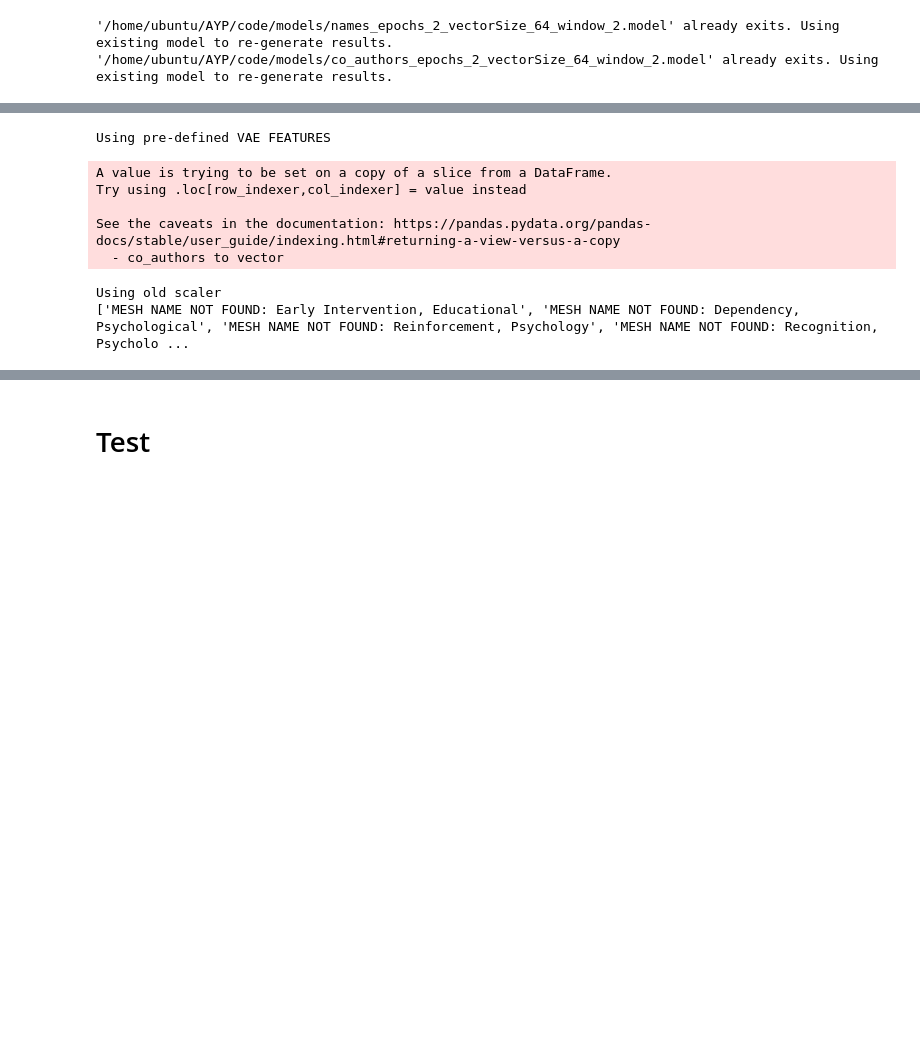
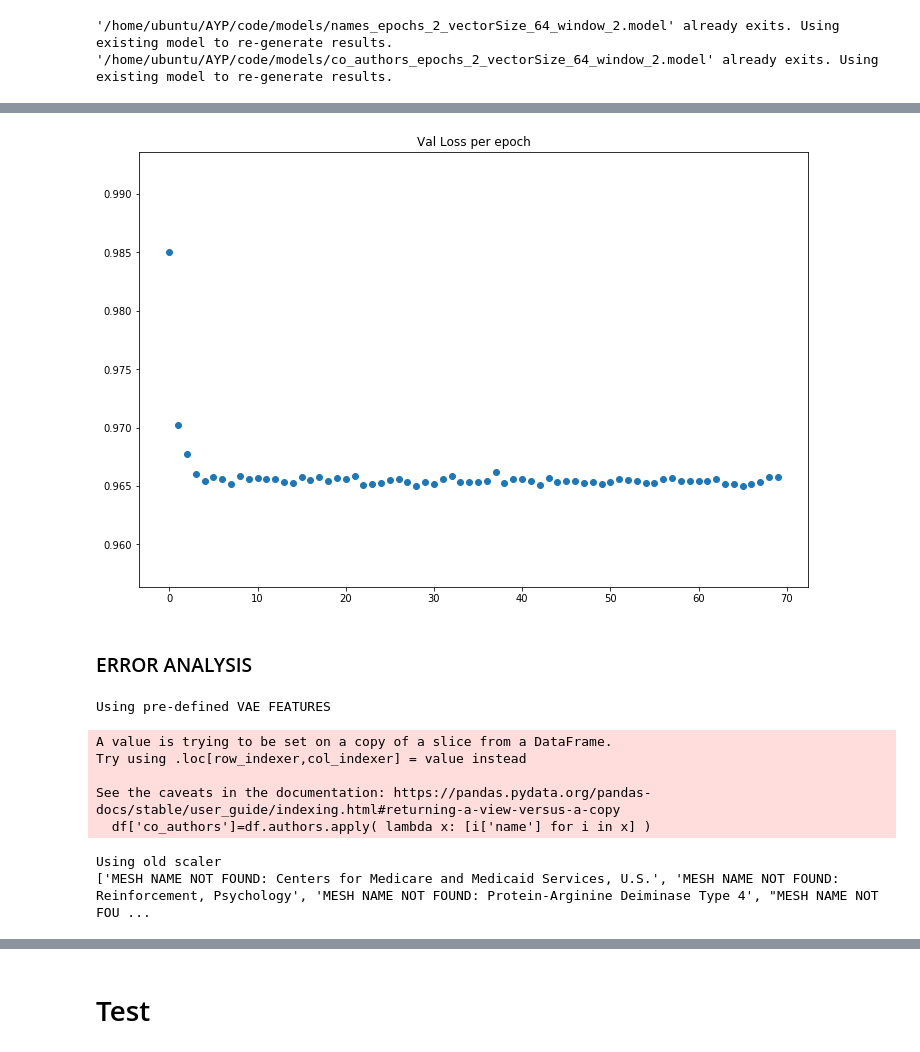
Before and after one commit to ShaulSolomon/academix-ydata-project-truncated, a Jupyter notebook: code/5_vae.ipynb, the cells around one changed output, grey strips where cells are left out. Cells and saved outputs as stored; diff of their text form; code cells hidden in the pictures; blank space fills up the shorter version.

```diff
--- a/code/5_vae.ipynb
+++ b/code/5_vae.ipynb
@@ -311,5 +326,13 @@ train_log
+# %%
+plt.figure(figsize=(12,8))
+plt.title("Val Loss per epoch")
+plt.scatter(range(len(val_log)),val_log);
+# %% [output]
+[figure, added]
+# %% [markdown]
+### ERROR ANALYSIS
 # %%
-test_set = ToyDS(df, selection_test, vae_features = train_set.__getvae__())
+test_set = ToyDS(df_nonan, selection_test, all_vae)
 test_loader=DataLoader(dataset= test_set, batch_size = BATCH_SIZE, shuffle = True, num_workers = num_workers)
 # %% [output]
 Using pre-defined VAE FEATURES
@@ -317,9 +340,9 @@ A value is trying to be set on a copy of a slice from a DataFrame.
 Try using .loc[row_indexer,col_indexer] = value instead
 
 See the caveats in the documentation: https://pandas.pydata.org/pandas-docs/stable/user_guide/indexing.html#returning-a-view-versus-a-copy
-  - co_authors to vector
+  df['co_authors']=df.authors.apply( lambda x: [i['name'] for i in x] )
 Using old scaler
-['MESH NAME NOT FOUND: Early Intervention, Educational', 'MESH NAME NOT FOUND: Dependency, Psychological', 'MESH NAME NOT FOUND: Reinforcement, Psychology', 'MESH NAME NOT FOUND: Recognition, Psycholo ...
+['MESH NAME NOT FOUND: Centers for Medicare and Medicaid Services, U.S.', 'MESH NAME NOT FOUND: Reinforcement, Psychology', 'MESH NAME NOT FOUND: Protein-Arginine Deiminase Type 4', "MESH NAME NOT FOU ...
 # %%
 test_model(test_loader, model)
 # %% [output]
```
Also changed, not shown: parts of 41 cells of this notebook, 1 other file.
